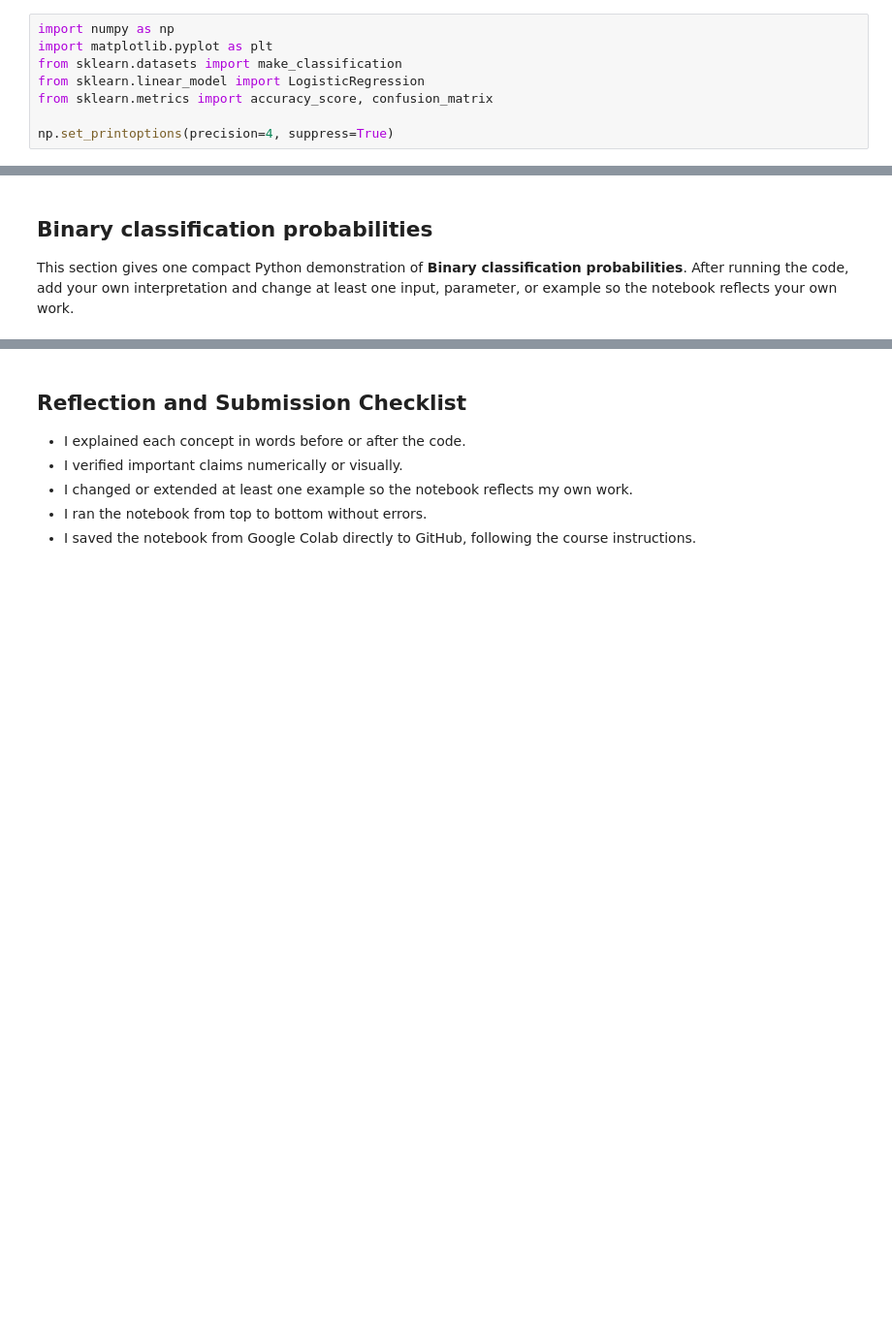
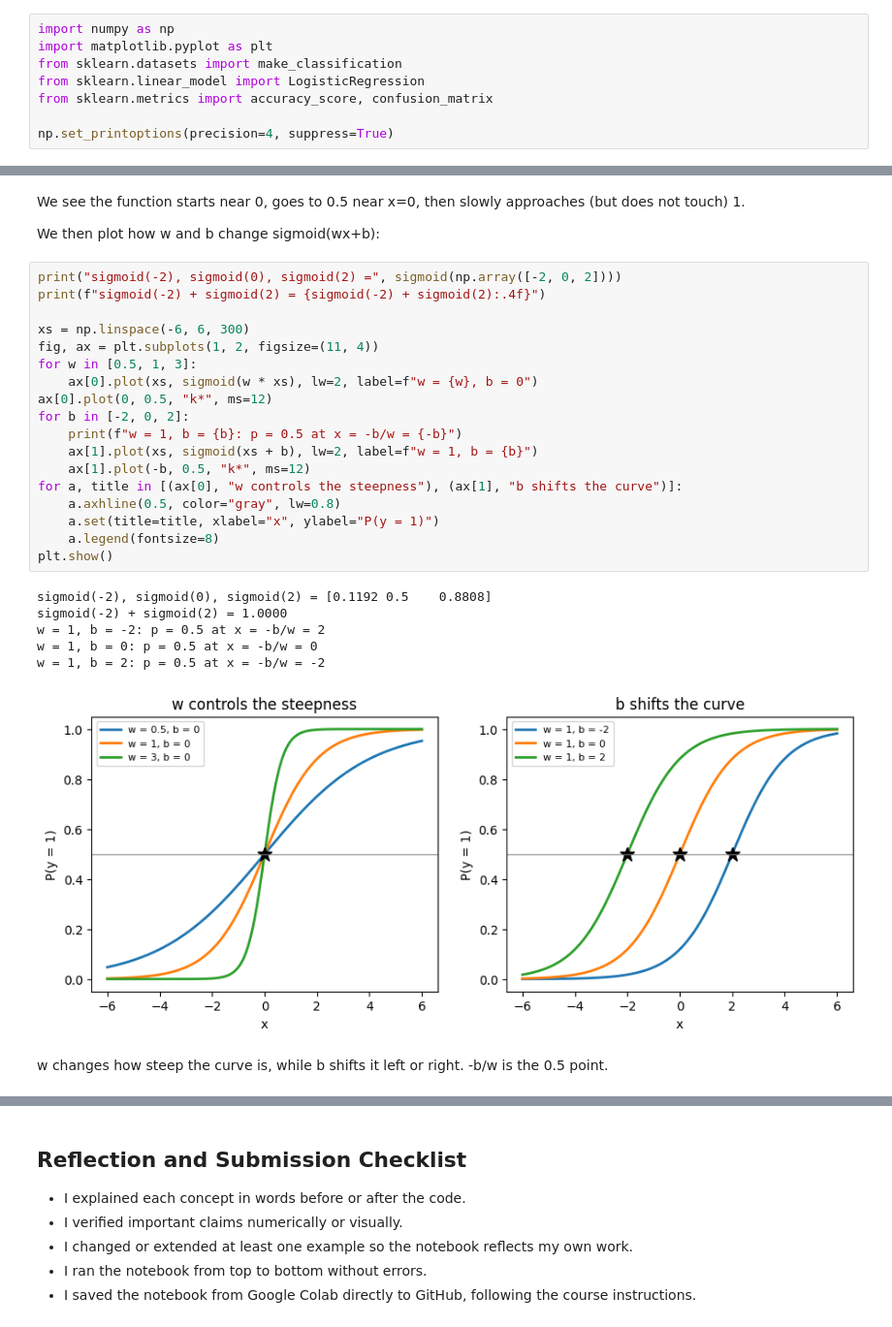
Before and after one commit to ehuangasu/MAT422, a Jupyter notebook: MAT422_Section_3_4_Logistic_Regression.ipynb, the cells around one changed output, grey strips where cells are left out. Shown at 97% size. Cells and saved outputs as stored; diff of their text form; blank space fills up the shorter version.

```diff
--- a/MAT422_Section_3_4_Logistic_Regression.ipynb
+++ b/MAT422_Section_3_4_Logistic_Regression.ipynb
@@ -34,4 +36,31 @@ plt.show()
-# %% [markdown]
-## Binary classification probabilities
-
-This section gives one compact Python demonstration of **Binary classification probabilities**. After running the code, add your own interpretation and change at least one input, parameter, or example so the notebook reflects your own work.
+# %% [markdown]
+We see the function starts near 0, goes to 0.5 near x=0, then slowly approaches (but does not touch) 1.
+
+We then plot how w and b change sigmoid(wx+b):
+# %%
+print("sigmoid(-2), sigmoid(0), sigmoid(2) =", sigmoid(np.array([-2, 0, 2])))
+print(f"sigmoid(-2) + sigmoid(2) = {sigmoid(-2) + sigmoid(2):.4f}")
+
+xs = np.linspace(-6, 6, 300)
+fig, ax = plt.subplots(1, 2, figsize=(11, 4))
+for w in [0.5, 1, 3]:
+    ax[0].plot(xs, sigmoid(w * xs), lw=2, label=f"w = {w}, b = 0")
+ax[0].plot(0, 0.5, "k*", ms=12)
+for b in [-2, 0, 2]:
+    print(f"w = 1, b = {b}: p = 0.5 at x = -b/w = {-b}")
+    ax[1].plot(xs, sigmoid(xs + b), lw=2, label=f"w = 1, b = {b}")
+    ax[1].plot(-b, 0.5, "k*", ms=12)
+for a, title in [(ax[0], "w controls the steepness"), (ax[1], "b shifts the curve")]:
+    a.axhline(0.5, color="gray", lw=0.8)
+    a.set(title=title, xlabel="x", ylabel="P(y = 1)")
+    a.legend(fontsize=8)
+plt.show()
+# %% [output]
+sigmoid(-2), sigmoid(0), sigmoid(2) = [0.1192 0.5    0.8808]
+sigmoid(-2) + sigmoid(2) = 1.0000
+w = 1, b = -2: p = 0.5 at x = -b/w = 2
+w = 1, b = 0: p = 0.5 at x = -b/w = 0
+w = 1, b = 2: p = 0.5 at x = -b/w = -2
+[figure, added]
+# %% [markdown]
+w changes how steep the curve is, while b shifts it left or right. -b/w is the 0.5 point.
```
Also changed, not shown: parts of 13 cells of this notebook.
